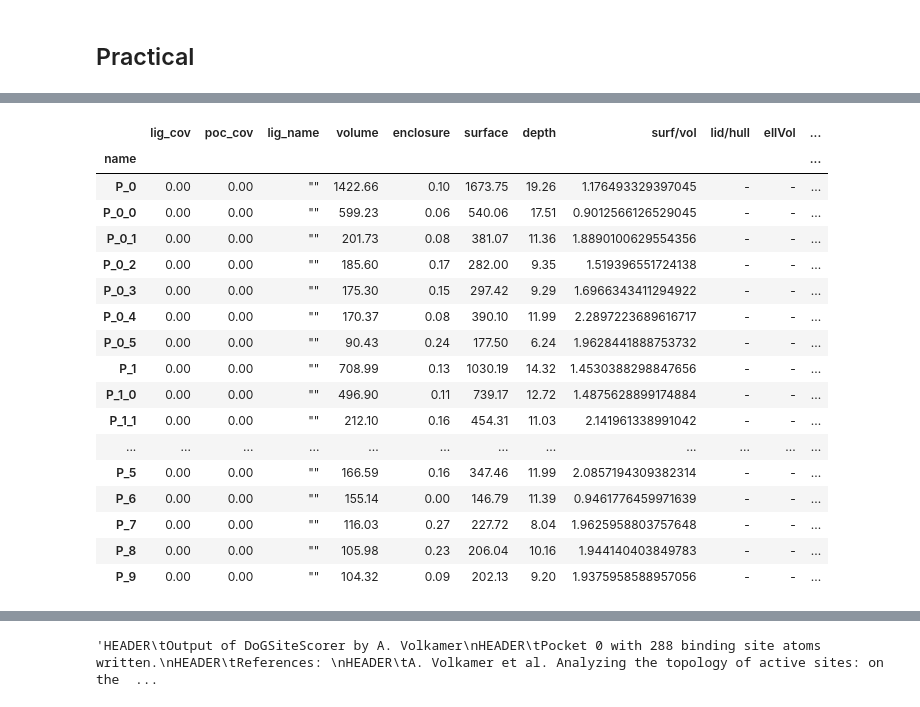
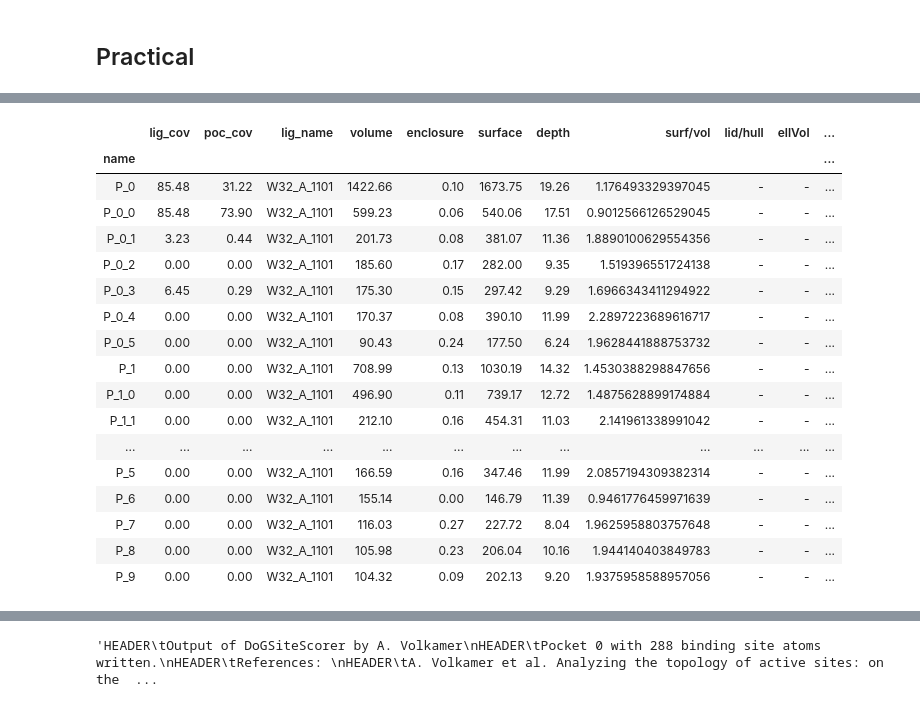
Before and after one commit to volkamerlab/TeachOpenCADD-BindingSiteDetection, a Jupyter notebook: 12_binding_site_detection.ipynb, the cells around one changed output, grey strips where cells are left out. Saved outputs shown, nothing was run; the diff lists cells and outputs as text; code cells hidden in the pictures.

```diff
--- a/12_binding_site_detection.ipynb
+++ b/12_binding_site_detection.ipynb
@@ -304,27 +307,0 @@ table
-# %%
-result_table_df = pd.DataFrame(
-    table,
-    columns=column_names[1:],
-    index=index_names
-)
-result_table_df.index.name = 'name'
-result_table_df
-# %% [output]
-|  | lig_cov | poc_cov | lig_name | volume | enclosure | surface | depth | surf/vol | lid/hull | ellVol | ... |
-| name |  |  |  |  |  |  |  |  |  |  | ... |
-| P_0 | 0.00 | 0.00 | "" | 1422.66 | 0.10 | 1673.75 | 19.26 | 1.176493329397045 | - | - | ... |
-| P_0_0 | 0.00 | 0.00 | "" | 599.23 | 0.06 | 540.06 | 17.51 | 0.9012566126529045 | - | - | ... |
-| P_0_1 | 0.00 | 0.00 | "" | 201.73 | 0.08 | 381.07 | 11.36 | 1.8890100629554356 | - | - | ... |
-| P_0_2 | 0.00 | 0.00 | "" | 185.60 | 0.17 | 282.00 | 9.35 | 1.519396551724138 | - | - | ... |
-| P_0_3 | 0.00 | 0.00 | "" | 175.30 | 0.15 | 297.42 | 9.29 | 1.6966343411294922 | - | - | ... |
-| P_0_4 | 0.00 | 0.00 | "" | 170.37 | 0.08 | 390.10 | 11.99 | 2.2897223689616717 | - | - | ... |
-| P_0_5 | 0.00 | 0.00 | "" | 90.43 | 0.24 | 177.50 | 6.24 | 1.9628441888753732 | - | - | ... |
-| P_1 | 0.00 | 0.00 | "" | 708.99 | 0.13 | 1030.19 | 14.32 | 1.4530388298847656 | - | - | ... |
-| P_1_0 | 0.00 | 0.00 | "" | 496.90 | 0.11 | 739.17 | 12.72 | 1.4875628899174884 | - | - | ... |
-| P_1_1 | 0.00 | 0.00 | "" | 212.10 | 0.16 | 454.31 | 11.03 | 2.141961338991042 | - | - | ... |
-| ... | ... | ... | ... | ... | ... | ... | ... | ... | ... | ... | ... |
-| P_5 | 0.00 | 0.00 | "" | 166.59 | 0.16 | 347.46 | 11.99 | 2.0857194309382314 | - | - | ... |
-| P_6 | 0.00 | 0.00 | "" | 155.14 | 0.00 | 146.79 | 11.39 | 0.9461776459971639 | - | - | ... |
-| P_7 | 0.00 | 0.00 | "" | 116.03 | 0.27 | 227.72 | 8.04 | 1.9625958803757648 | - | - | ... |
-| P_8 | 0.00 | 0.00 | "" | 105.98 | 0.23 | 206.04 | 10.16 | 1.944140403849783 | - | - | ... |
-| P_9 | 0.00 | 0.00 | "" | 104.32 | 0.09 | 202.13 | 9.20 | 1.9375958588957056 | - | - | ... |
@@ -333,0 +308,22 @@ pdb_residues
+# %%
+result_table = _get_result_table('3w32', 'A', 'W32_A_1101')
+result_table
+# %% [output]
+|  | lig_cov | poc_cov | lig_name | volume | enclosure | surface | depth | surf/vol | lid/hull | ellVol | ... |
+| name |  |  |  |  |  |  |  |  |  |  | ... |
+| P_0 | 85.48 | 31.22 | W32_A_1101 | 1422.66 | 0.10 | 1673.75 | 19.26 | 1.176493329397045 | - | - | ... |
+| P_0_0 | 85.48 | 73.90 | W32_A_1101 | 599.23 | 0.06 | 540.06 | 17.51 | 0.9012566126529045 | - | - | ... |
+| P_0_1 | 3.23 | 0.44 | W32_A_1101 | 201.73 | 0.08 | 381.07 | 11.36 | 1.8890100629554356 | - | - | ... |
+| P_0_2 | 0.00 | 0.00 | W32_A_1101 | 185.60 | 0.17 | 282.00 | 9.35 | 1.519396551724138 | - | - | ... |
+| P_0_3 | 6.45 | 0.29 | W32_A_1101 | 175.30 | 0.15 | 297.42 | 9.29 | 1.6966343411294922 | - | - | ... |
+| P_0_4 | 0.00 | 0.00 | W32_A_1101 | 170.37 | 0.08 | 390.10 | 11.99 | 2.2897223689616717 | - | - | ... |
+| P_0_5 | 0.00 | 0.00 | W32_A_1101 | 90.43 | 0.24 | 177.50 | 6.24 | 1.9628441888753732 | - | - | ... |
+| P_1 | 0.00 | 0.00 | W32_A_1101 | 708.99 | 0.13 | 1030.19 | 14.32 | 1.4530388298847656 | - | - | ... |
+| P_1_0 | 0.00 | 0.00 | W32_A_1101 | 496.90 | 0.11 | 739.17 | 12.72 | 1.4875628899174884 | - | - | ... |
+| P_1_1 | 0.00 | 0.00 | W32_A_1101 | 212.10 | 0.16 | 454.31 | 11.03 | 2.141961338991042 | - | - | ... |
+| ... | ... | ... | ... | ... | ... | ... | ... | ... | ... | ... | ... |
+| P_5 | 0.00 | 0.00 | W32_A_1101 | 166.59 | 0.16 | 347.46 | 11.99 | 2.0857194309382314 | - | - | ... |
+| P_6 | 0.00 | 0.00 | W32_A_1101 | 155.14 | 0.00 | 146.79 | 11.39 | 0.9461776459971639 | - | - | ... |
+| P_7 | 0.00 | 0.00 | W32_A_1101 | 116.03 | 0.27 | 227.72 | 8.04 | 1.9625958803757648 | - | - | ... |
+| P_8 | 0.00 | 0.00 | W32_A_1101 | 105.98 | 0.23 | 206.04 | 10.16 | 1.944140403849783 | - | - | ... |
+| P_9 | 0.00 | 0.00 | W32_A_1101 | 104.32 | 0.09 | 202.13 | 9.20 | 1.9375958588957056 | - | - | ... |
```
Also changed, not shown: parts of 25 cells of this notebook.
